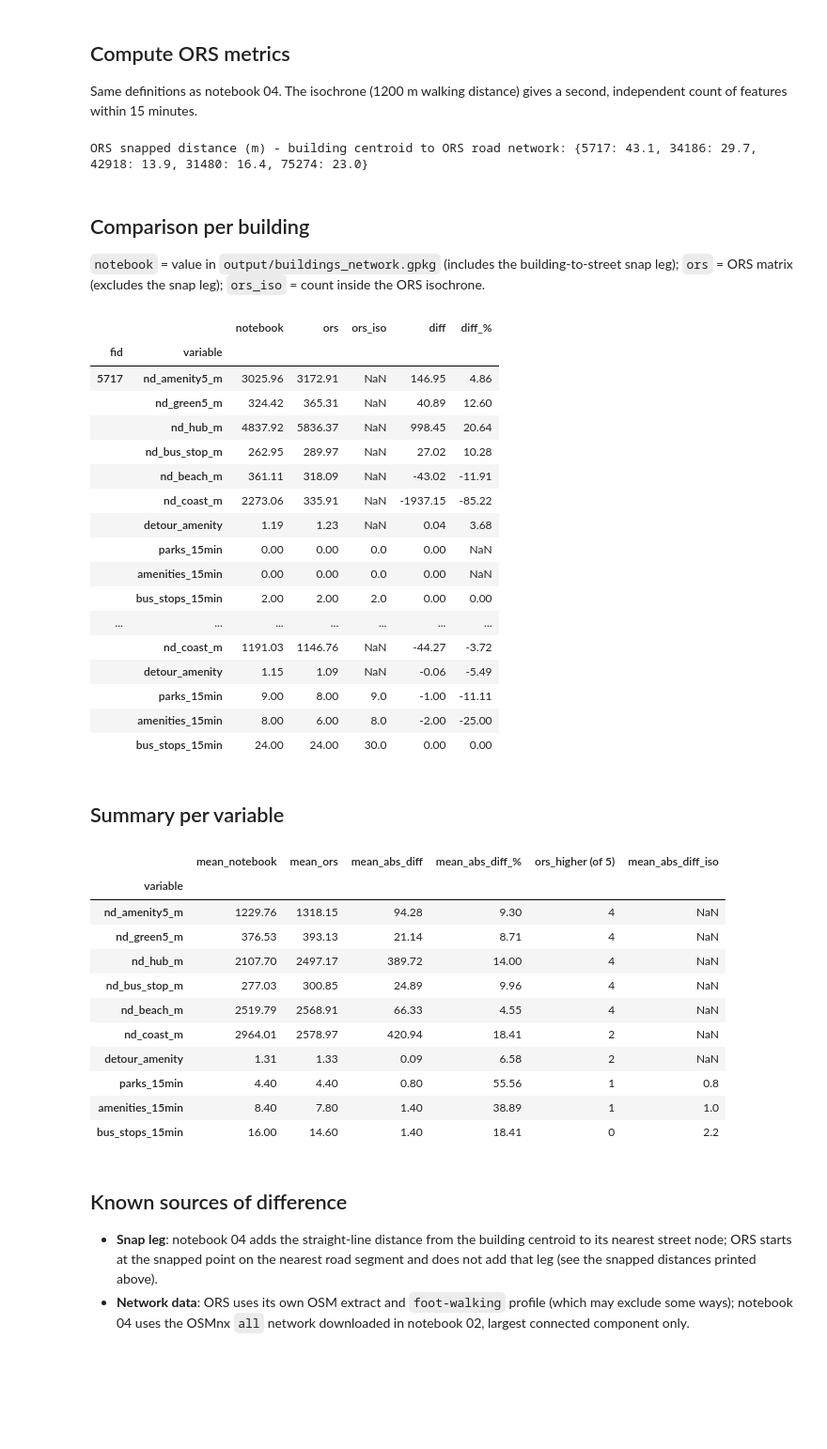
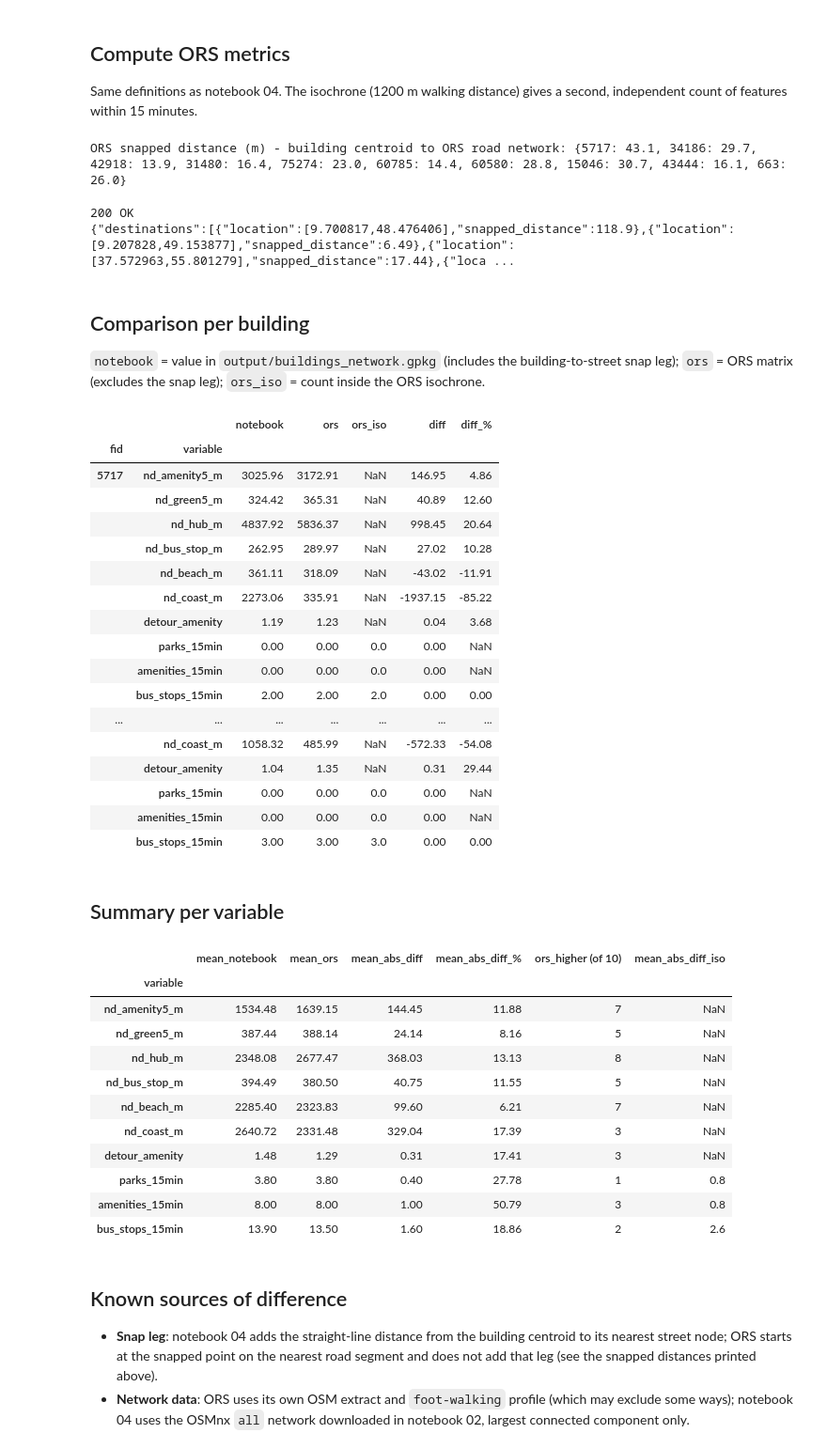
Before and after one commit to guillermodangelo/agentic_livability_score, a Jupyter notebook: 05_validation_ors.ipynb, the cells around one changed output. Shown at 94% size. Drawn from its saved outputs; the diff is of its cells as text; code cells hidden in the pictures; blank space fills up the shorter version.

Commit message:
05 notebook and report

```diff
--- a/05_validation_ors.ipynb
+++ b/05_validation_ors.ipynb
@@ -14 +17,3 @@ import requests
+# %%
+API_KEY = os.environ["OPEN_ROUTE_SERVICE"]
 # %% [markdown]
@@ -18,11 +23,11 @@ Same layers and filters as notebook 04. `fid` is the GeoPackage feature id (the
 CRS = 32721
 WALK = 1200
 gp = "data/geopackage"
-ORS = "https://api.openrouteservice.org/v2"
-HEAD = {"Authorization": os.environ["OPEN_ROUTE_SERVICE"]}
+ORS = "https://api.heigit.org/openrouteservice/v2"
+HEAD = {"Authorization": API_KEY}
 
 bld = gpd.read_file("output/buildings_network.gpkg", fid_as_index=True).to_crs(CRS)
-sample = bld.sample(5, random_state=42)
+sample = bld.sample(10, random_state=42)
 sample.index.name = "fid"
 
 read = lambda f: gpd.read_file(f"{gp}/{f}.gpkg").to_crs(CRS).reset_index(drop=True)
@@ -83,7 +93,9 @@ beach_pts, coast_pts = outline_points(beaches), outline_points(coastline)
 ## Compute ORS metrics
 Same definitions as notebook 04. The isochrone (1200 m walking distance) gives a second, independent count of features within 15 minutes.
 # %%
-ors, iso, snaps = {}, {}, {}
+HEAD = {"Authorization": API_KEY}  # used by matrix() and the isochrone request below
+
+ors, iso, snaps, targets = {}, {}, {}, {}
 for fid, b in sample.iterrows():
     p = b.geometry.centroid
     am, am_s, snaps[fid] = ors_layer(p, amenities.geometry)
@@ -98,6 +110,10 @@ for fid, b in sample.iterrows():
         "detour_amenity": max(am.min() / max(am_s[am.idxmin()], 50), 1),
         "parks_15min": (gr[is_park] <= WALK).sum(), "amenities_15min": (am <= WALK).sum(),
         "bus_stops_15min": (st <= WALK).sum()}
+    # ORS-nearest destination point of each single-target variable (used by the visual checks)
+    targets[fid] = {k: shapely.get_point(shapely.shortest_line(g.iloc[d.argmin()], p), 0) for k, g, d in
+                    [("nd_hub_m", hubs.geometry, hb), ("nd_bus_stop_m", stops.geometry, st),
+                     ("nd_beach_m", beach_pts, be), ("nd_coast_m", coast_pts, co)]}
 
     ll = gpd.GeoSeries([p], crs=CRS).to_crs(4326)
     r = requests.post(f"{ORS}/isochrones/foot-walking", headers=HEAD, json={
@@ -111,7 +127,24 @@ for fid, b in sample.iterrows():
 ors, iso = pd.DataFrame(ors).T, pd.DataFrame(iso).T
 print("ORS snapped distance (m) - building centroid to ORS road network:", pd.Series(snaps).round(1).to_dict())
 # %% [output]
-ORS snapped distance (m) - building centroid to ORS road network: {5717: 43.1, 34186: 29.7, 42918: 13.9, 31480: 16.4, 75274: 23.0}
+ORS snapped distance (m) - building centroid to ORS road network: {5717: 43.1, 34186: 29.7, 42918: 13.9, 31480: 16.4, 75274: 23.0, 60785: 14.4, 60580: 28.8, 15046: 30.7, 43444: 16.1, 663: 26.0}
+# %%
+import requests
+
+body = {"locations":[[9.70093,48.477473],[9.207916,49.153868],[37.573242,55.801281],[115.663757,38.106467]]}
+
+headers = {
+    'Accept': 'application/json, application/geo+json, application/gpx+xml, img/png; charset=utf-8',
+    'Authorization': API_KEY,
+    'Content-Type': 'application/json; charset=utf-8'
+}
+call = requests.post('https://api.heigit.org/openrouteservice/v2/matrix/foot-walking', json=body, headers=headers)
+
+print(call.status_code, call.reason)
+print(call.text)
+# %% [output]
+200 OK
+{"destinations":[{"location":[9.700817,48.476406],"snapped_distance":118.9},{"location":[9.207828,49.153877],"snapped_distance":6.49},{"location":[37.572963,55.801279],"snapped_distance":17.44},{"loca ...
 # %% [markdown]
 ## Comparison per building
 `notebook` = value in `output/buildings_network.gpkg` (includes the building-to-street snap leg);
@@ -138,33 +171,33 @@ cmp.round(2)
 |  | amenities_15min | 0.00 | 0.00 | 0.0 | 0.00 | NaN |
 |  | bus_stops_15min | 2.00 | 2.00 | 2.0 | 0.00 | 0.00 |
 | ... | ... | ... | ... | ... | ... | ... |
-|  | nd_coast_m | 1191.03 | 1146.76 | NaN | -44.27 | -3.72 |
-|  | detour_amenity | 1.15 | 1.09 | NaN | -0.06 | -5.49 |
-|  | parks_15min | 9.00 | 8.00 | 9.0 | -1.00 | -11.11 |
-|  | amenities_15min | 8.00 | 6.00 | 8.0 | -2.00 | -25.00 |
-|  | bus_stops_15min | 24.00 | 24.00 | 30.0 | 0.00 | 0.00 |
+|  | nd_coast_m | 1058.32 | 485.99 | NaN | -572.33 | -54.08 |
+|  | detour_amenity | 1.04 | 1.35 | NaN | 0.31 | 29.44 |
+|  | parks_15min | 0.00 | 0.00 | 0.0 | 0.00 | NaN |
+|  | amenities_15min | 0.00 | 0.00 | 0.0 | 0.00 | NaN |
+|  | bus_stops_15min | 3.00 | 3.00 | 3.0 | 0.00 | 0.00 |
 # %% [markdown]
 ## Summary per variable
 # %%
 g = cmp.groupby("variable", sort=False)
 pd.DataFrame({"mean_notebook": g["notebook"].mean(), "mean_ors": g["ors"].mean(),
               "mean_abs_diff": g["diff"].apply(lambda d: d.abs().mean()),
               "mean_abs_diff_%": g["diff_%"].apply(lambda d: d.abs().mean()),
-              "ors_higher (of 5)": g["diff"].apply(lambda d: (d > 0).sum()),
+              "ors_higher (of 10)": g["diff"].apply(lambda d: (d > 0).sum()),
               "mean_abs_diff_iso": (cmp["ors_iso"] - cmp["notebook"]).abs().groupby("variable", sort=False).mean()}).round(2)
 # %% [output]
-|  | mean_notebook | mean_ors | mean_abs_diff | mean_abs_diff_% | ors_higher (of 5) | mean_abs_diff_iso |
+|  | mean_notebook | mean_ors | mean_abs_diff | mean_abs_diff_% | ors_higher (of 10) | mean_abs_diff_iso |
 | variable |  |  |  |  |  |  |
-| nd_amenity5_m | 1229.76 | 1318.15 | 94.28 | 9.30 | 4 | NaN |
-| nd_green5_m | 376.53 | 393.13 | 21.14 | 8.71 | 4 | NaN |
-| nd_hub_m | 2107.70 | 2497.17 | 389.72 | 14.00 | 4 | NaN |
-| nd_bus_stop_m | 277.03 | 300.85 | 24.89 | 9.96 | 4 | NaN |
-| nd_beach_m | 2519.79 | 2568.91 | 66.33 | 4.55 | 4 | NaN |
-| nd_coast_m | 2964.01 | 2578.97 | 420.94 | 18.41 | 2 | NaN |
-| detour_amenity | 1.31 | 1.33 | 0.09 | 6.58 | 2 | NaN |
-| parks_15min | 4.40 | 4.40 | 0.80 | 55.56 | 1 | 0.8 |
-| amenities_15min | 8.40 | 7.80 | 1.40 | 38.89 | 1 | 1.0 |
-| bus_stops_15min | 16.00 | 14.60 | 1.40 | 18.41 | 0 | 2.2 |
+| nd_amenity5_m | 1534.48 | 1639.15 | 144.45 | 11.88 | 7 | NaN |
+| nd_green5_m | 387.44 | 388.14 | 24.14 | 8.16 | 5 | NaN |
+| nd_hub_m | 2348.08 | 2677.47 | 368.03 | 13.13 | 8 | NaN |
+| nd_bus_stop_m | 394.49 | 380.50 | 40.75 | 11.55 | 5 | NaN |
+| nd_beach_m | 2285.40 | 2323.83 | 99.60 | 6.21 | 7 | NaN |
+| nd_coast_m | 2640.72 | 2331.48 | 329.04 | 17.39 | 3 | NaN |
+| detour_amenity | 1.48 | 1.29 | 0.31 | 17.41 | 3 | NaN |
+| parks_15min | 3.80 | 3.80 | 0.40 | 27.78 | 1 | 0.8 |
+| amenities_15min | 8.00 | 8.00 | 1.00 | 50.79 | 3 | 0.8 |
+| bus_stops_15min | 13.90 | 13.50 | 1.60 | 18.86 | 2 | 2.6 |
 # %% [markdown]
 ## Known sources of difference
 - **Snap leg**: notebook 04 adds the straight-line distance from the building centroid to its nearest street node; ORS starts at the
```
Also changed, not shown: parts of 7 cells of this notebook, 3 other files.
